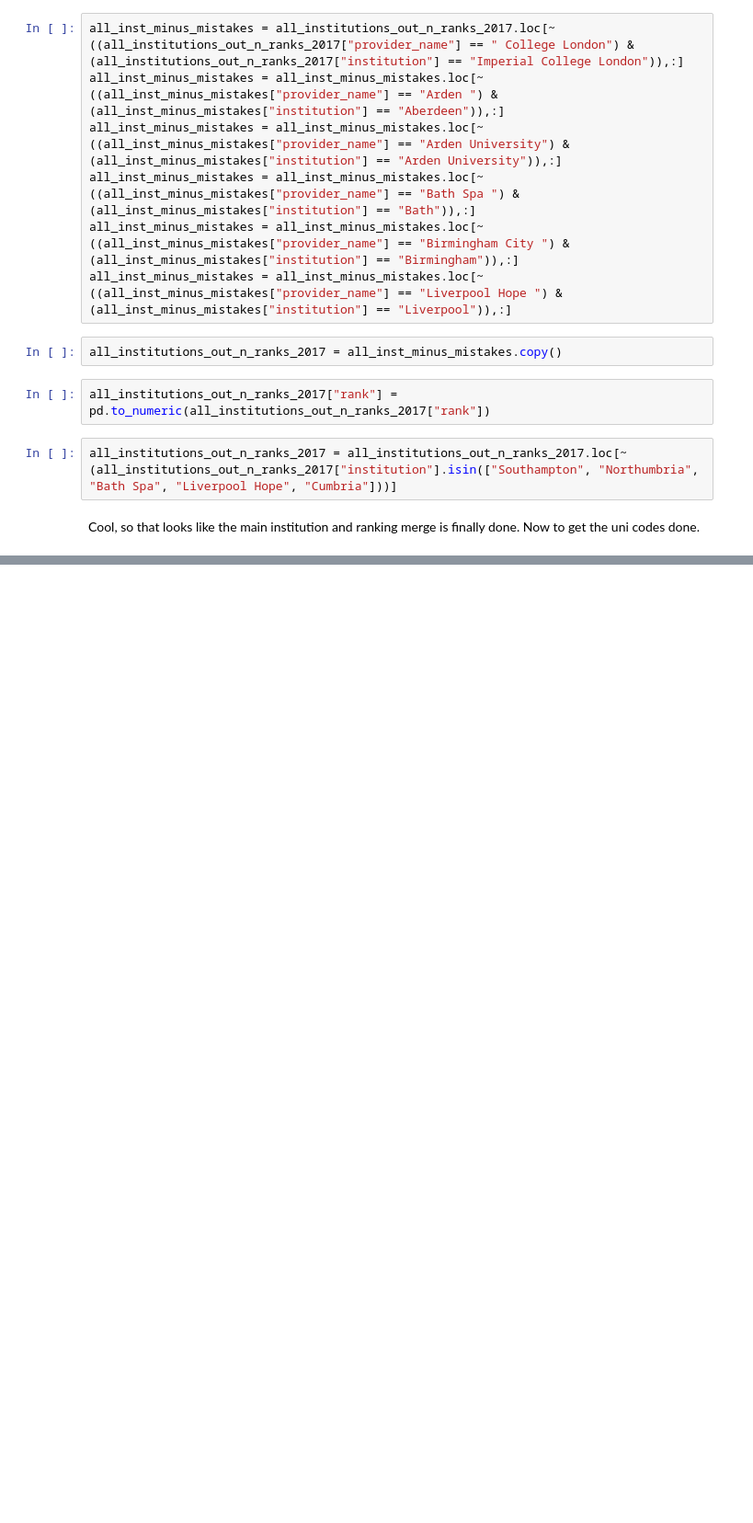
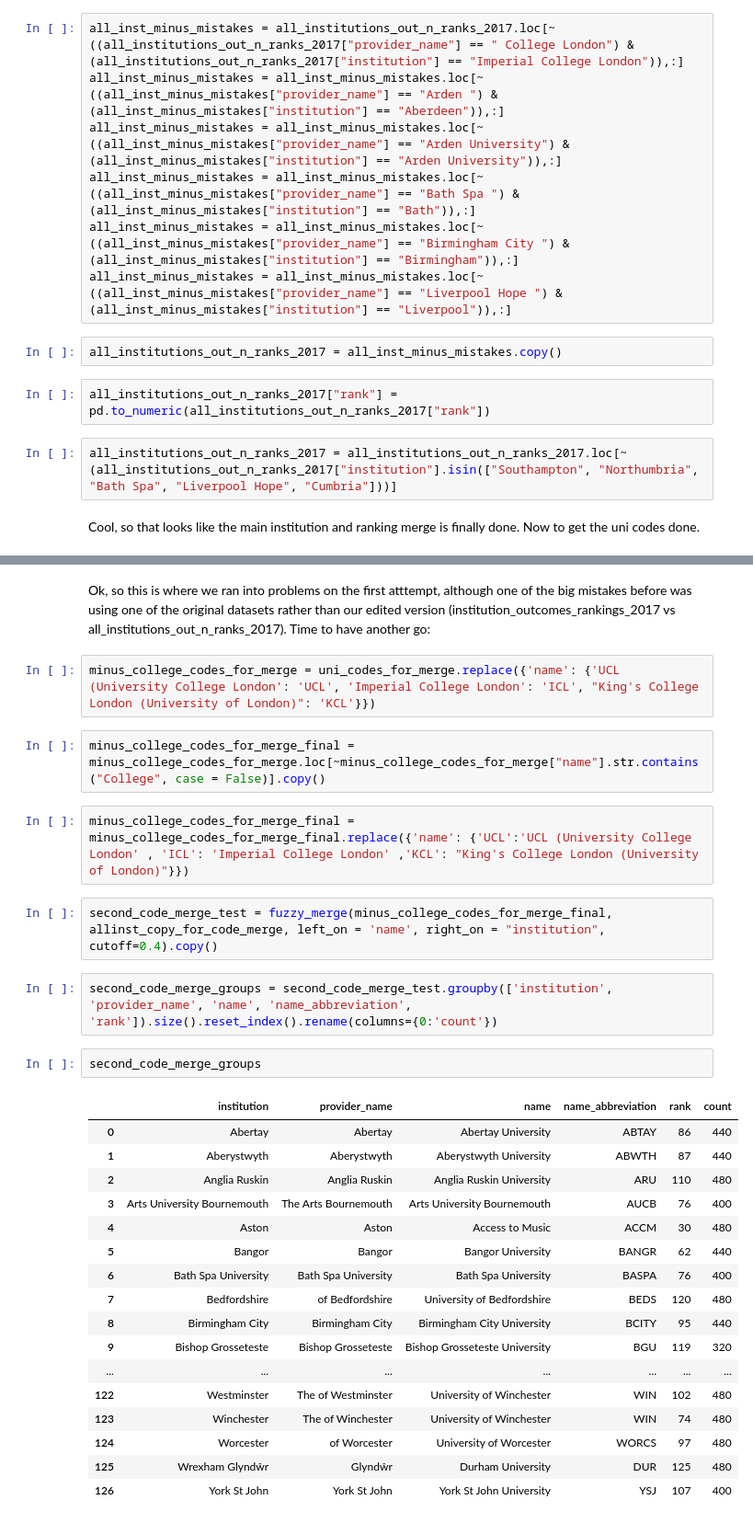
Before and after one commit to DSloan10/pcc_python_projects, a Jupyter notebook: hesa_project/Clean_up.ipynb, the cells around one changed output, grey strips where cells are left out. Shown at 92% size. Drawn from its saved outputs; the diff is of its cells as text; blank space fills up the shorter version.

```diff
--- a/hesa_project/Clean_up.ipynb
+++ b/hesa_project/Clean_up.ipynb
@@ -102,0 +155,32 @@ Cool, so that looks like the main institution and ranking merge is finally done.
+# %% [markdown]
+Ok, so this is where we ran into problems on the first atttempt, although one of the big mistakes before was using one of the original datasets rather than our edited version (institution_outcomes_rankings_2017 vs all_institutions_out_n_ranks_2017). Time to have another go:
+# %%
+minus_college_codes_for_merge = uni_codes_for_merge.replace({'name': {'UCL (University College London': 'UCL', 'Imperial College London': 'ICL', "King's College London (University of London)": 'KCL'}})
+# %%
+minus_college_codes_for_merge_final = minus_college_codes_for_merge.loc[~minus_college_codes_for_merge["name"].str.contains("College", case = False)].copy()
+# %%
+minus_college_codes_for_merge_final = minus_college_codes_for_merge_final.replace({'name': {'UCL':'UCL (University College London' , 'ICL': 'Imperial College London' ,'KCL': "King's College London (University of London)"}})
+# %%
+second_code_merge_test = fuzzy_merge(minus_college_codes_for_merge_final, allinst_copy_for_code_merge, left_on = 'name', right_on = "institution", cutoff=0.4).copy()
+# %%
+second_code_merge_groups = second_code_merge_test.groupby(['institution', 'provider_name', 'name', 'name_abbreviation', 'rank']).size().reset_index().rename(columns={0:'count'})
+# %%
+second_code_merge_groups
+# %% [output]
+|  | institution | provider_name | name | name_abbreviation | rank | count |
+| 0 | Abertay | Abertay | Abertay University | ABTAY | 86 | 440 |
+| 1 | Aberystwyth | Aberystwyth | Aberystwyth University | ABWTH | 87 | 440 |
+| 2 | Anglia Ruskin | Anglia Ruskin | Anglia Ruskin University | ARU | 110 | 480 |
+| 3 | Arts University Bournemouth | The Arts Bournemouth | Arts University Bournemouth | AUCB | 76 | 400 |
+| 4 | Aston | Aston | Access to Music | ACCM | 30 | 480 |
+| 5 | Bangor | Bangor | Bangor University | BANGR | 62 | 440 |
+| 6 | Bath Spa University | Bath Spa University | Bath Spa University | BASPA | 76 | 400 |
+| 7 | Bedfordshire | of Bedfordshire | University of Bedfordshire | BEDS | 120 | 480 |
+| 8 | Birmingham City | Birmingham City | Birmingham City University | BCITY | 95 | 440 |
+| 9 | Bishop Grosseteste | Bishop Grosseteste | Bishop Grosseteste University | BGU | 119 | 320 |
+| ... | ... | ... | ... | ... | ... | ... |
+| 122 | Westminster | The of Westminster | University of Winchester | WIN | 102 | 480 |
+| 123 | Winchester | The of Winchester | University of Winchester | WIN | 74 | 480 |
+| 124 | Worcester | of Worcester | University of Worcester | WORCS | 97 | 480 |
+| 125 | Wrexham Glyndŵr | Glyndŵr | Durham University | DUR | 125 | 480 |
+| 126 | York St John | York St John | York St John University | YSJ | 107 | 400 |
```
Also changed, not shown: parts of 24 cells of this notebook.
